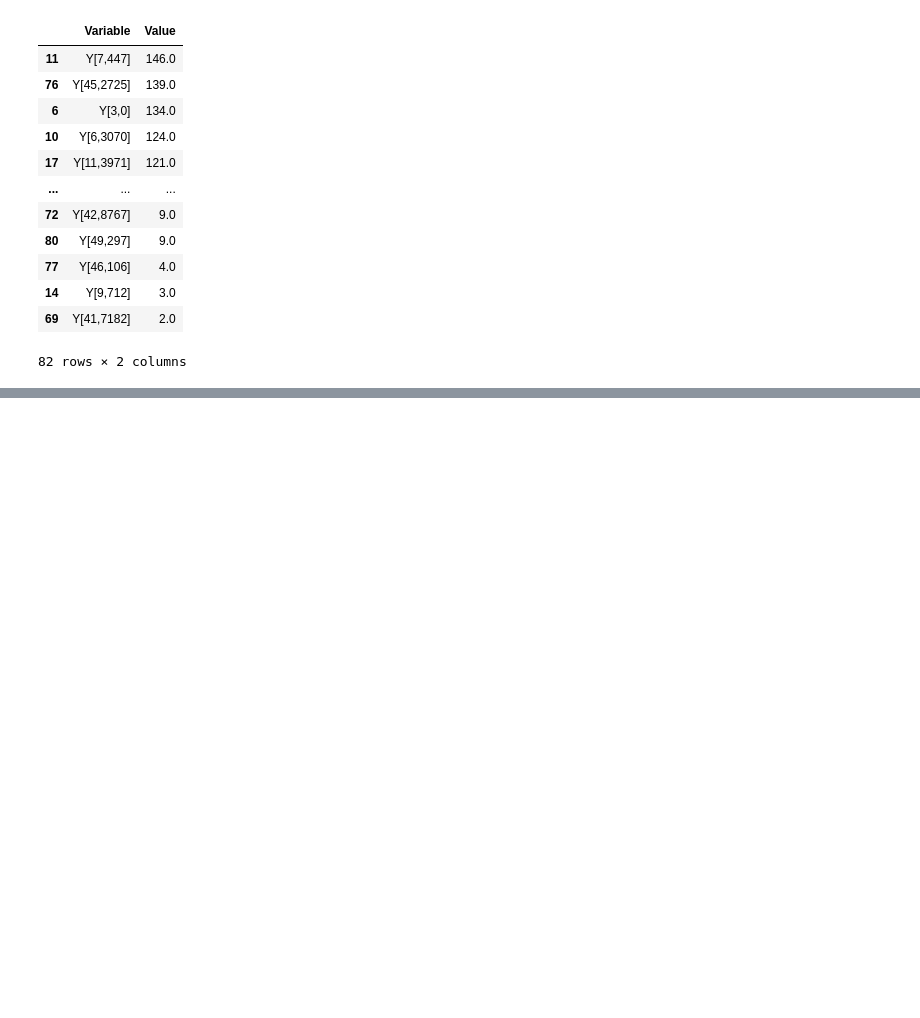
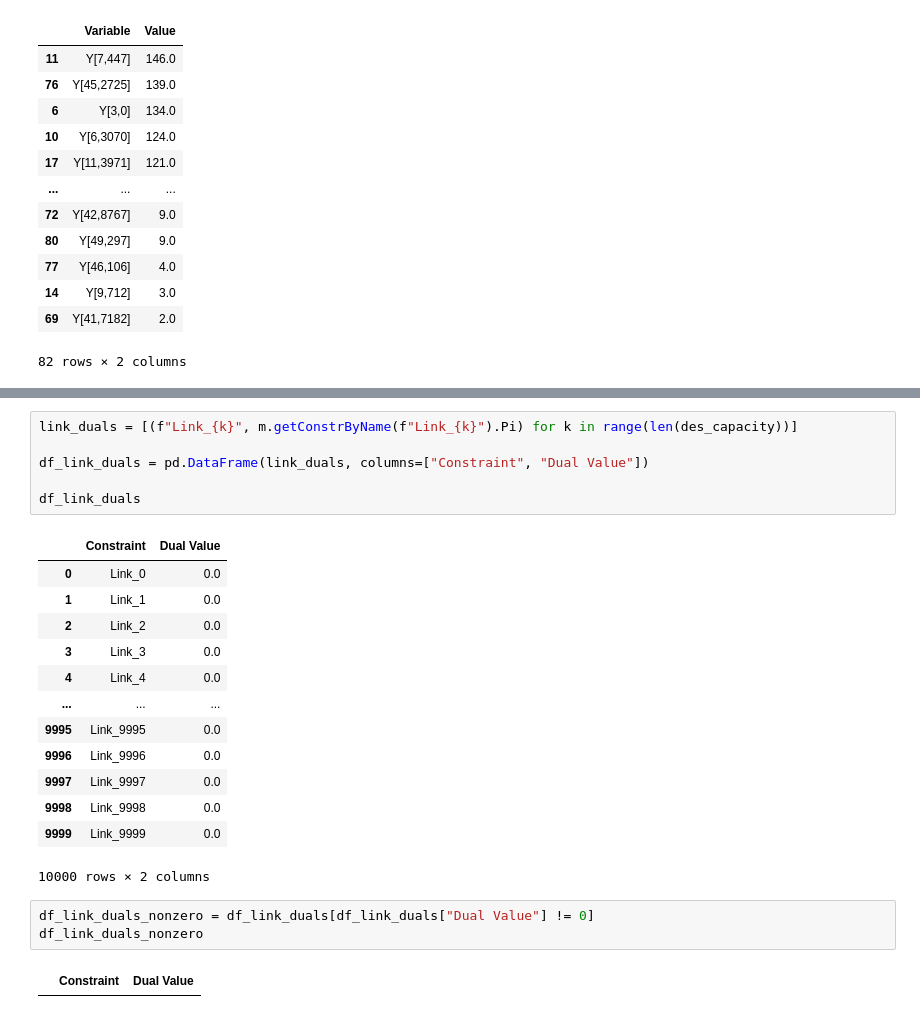
Before and after one commit to giorgiodemarchi/Duality-Based-Active-Learning, a Jupyter notebook: model.ipynb, the cells around one changed output, grey strips where cells are left out. Drawn from its saved outputs; the diff is of its cells as text; blank space fills up the shorter version.

Commit message:
dual variables missing

```diff
--- a/model.ipynb
+++ b/model.ipynb
@@ -594,0 +604,25 @@ sorted_df_X
+# %%
+link_duals = [(f"Link_{k}", m.getConstrByName(f"Link_{k}").Pi) for k in range(len(des_capacity))]
+
+df_link_duals = pd.DataFrame(link_duals, columns=["Constraint", "Dual Value"])
+
+df_link_duals
+# %% [output]
+|  | Constraint | Dual Value |
+| 0 | Link_0 | 0.0 |
+| 1 | Link_1 | 0.0 |
+| 2 | Link_2 | 0.0 |
+| 3 | Link_3 | 0.0 |
+| 4 | Link_4 | 0.0 |
+| ... | ... | ... |
+| 9995 | Link_9995 | 0.0 |
+| 9996 | Link_9996 | 0.0 |
+| 9997 | Link_9997 | 0.0 |
+| 9998 | Link_9998 | 0.0 |
+| 9999 | Link_9999 | 0.0 |
+10000 rows × 2 columns
+# %%
+df_link_duals_nonzero = df_link_duals[df_link_duals["Dual Value"] != 0]
+df_link_duals_nonzero
+# %% [output]
+|  | Constraint | Dual Value |
```
Also changed, not shown: parts of 3 cells of this notebook.
